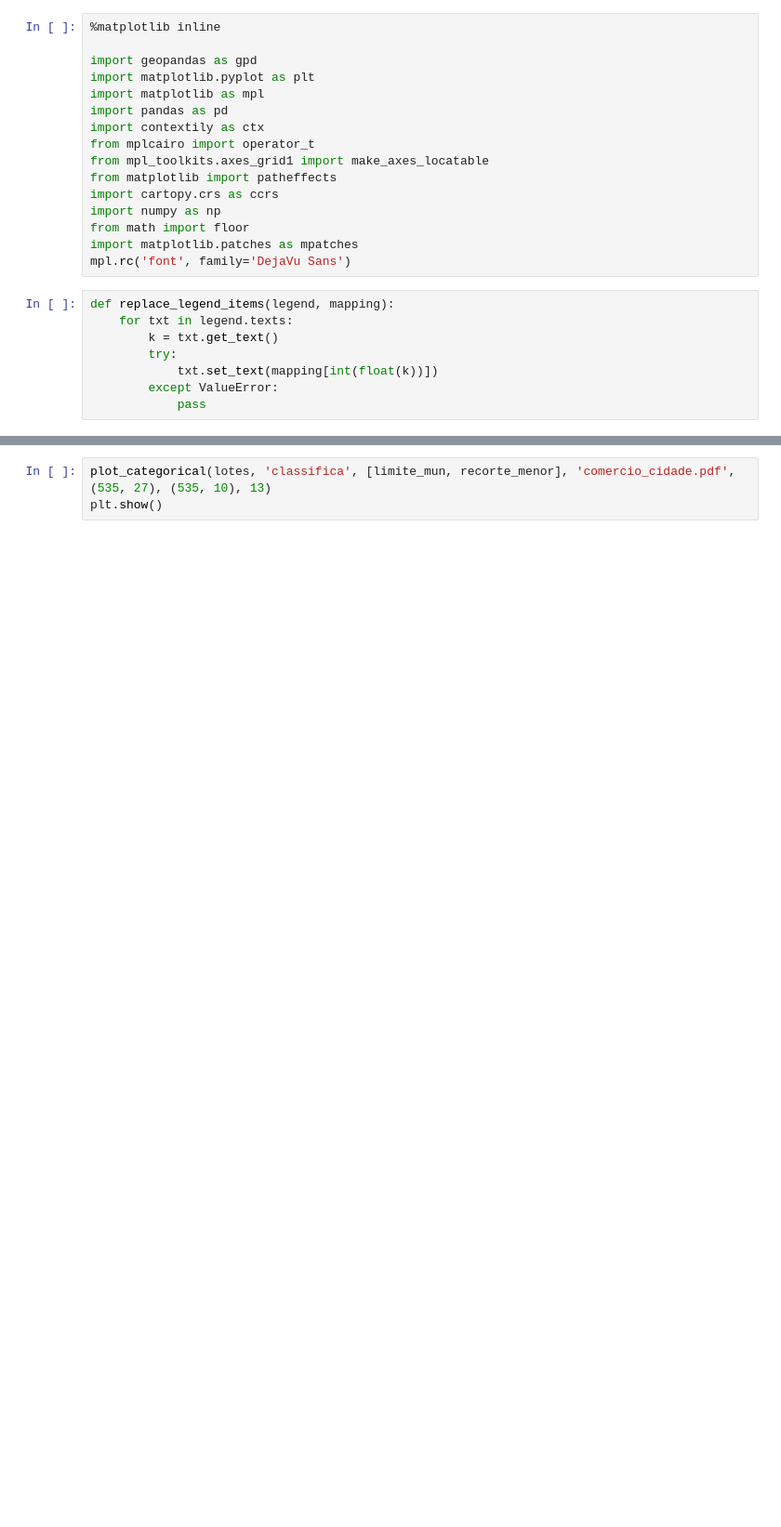
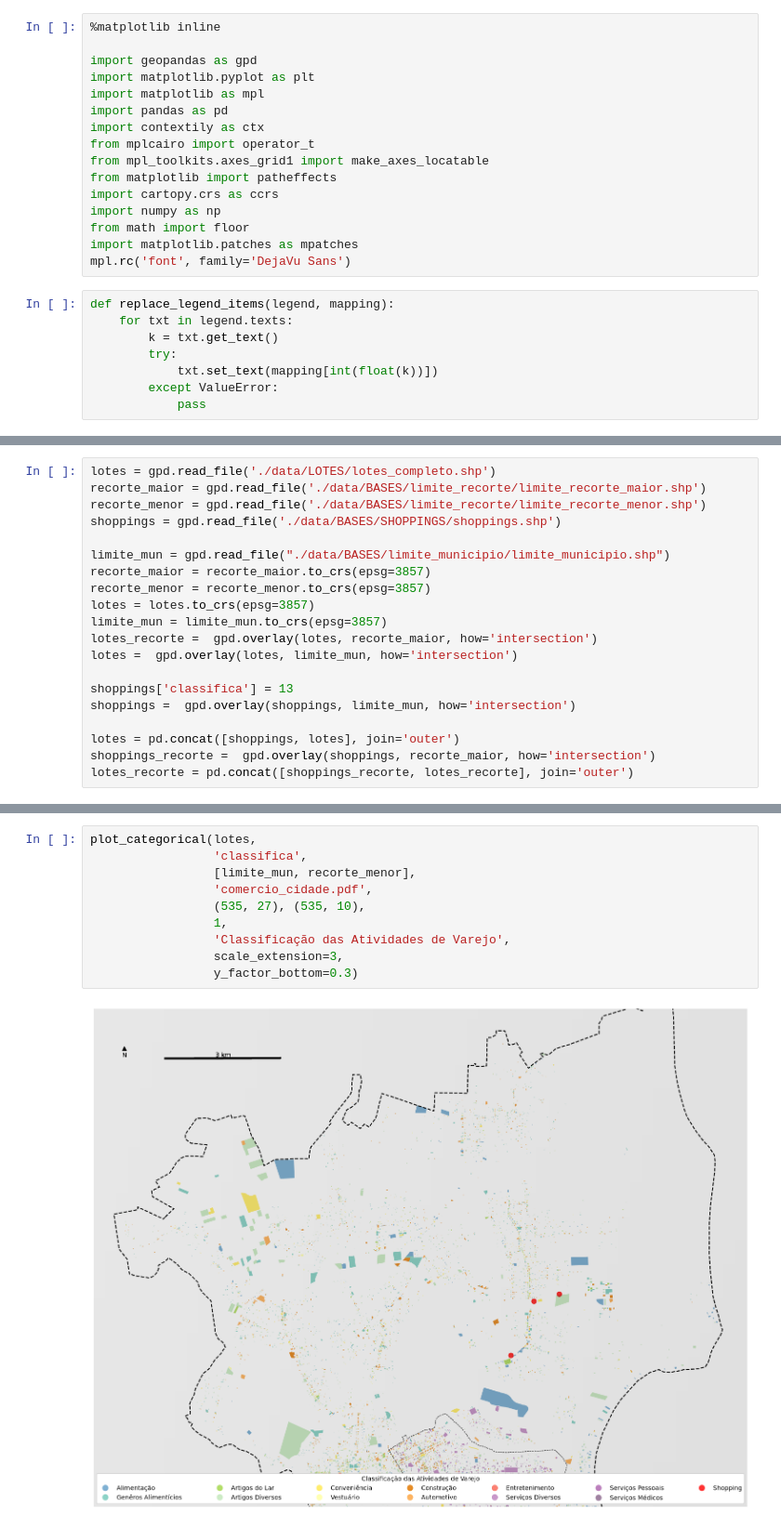
Before and after one commit to fc-anjos/cartografia-joao-pessoa, a Jupyter notebook: VAREJO.ipynb, the cells around one changed output, grey strips where cells are left out. Shown at 93% size. Saved outputs shown, nothing was run; the diff lists cells and outputs as text; blank space fills up the shorter version.

```diff
--- a/VAREJO.ipynb
+++ b/VAREJO.ipynb
@@ -25,3 +44,23 @@ def replace_legend_items(legend, mapping):
+# %%
+lotes = gpd.read_file('./data/LOTES/lotes_completo.shp')
+recorte_maior = gpd.read_file('./data/BASES/limite_recorte/limite_recorte_maior.shp')
+recorte_menor = gpd.read_file('./data/BASES/limite_recorte/limite_recorte_menor.shp')
+shoppings = gpd.read_file('./data/BASES/SHOPPINGS/shoppings.shp')
+
+limite_mun = gpd.read_file("./data/BASES/limite_municipio/limite_municipio.shp")
+recorte_maior = recorte_maior.to_crs(epsg=3857)
+recorte_menor = recorte_menor.to_crs(epsg=3857)
+lotes = lotes.to_crs(epsg=3857)
+limite_mun = limite_mun.to_crs(epsg=3857)
+lotes_recorte =  gpd.overlay(lotes, recorte_maior, how='intersection')
+lotes =  gpd.overlay(lotes, limite_mun, how='intersection')
+
+shoppings['classifica'] = 13
+shoppings =  gpd.overlay(shoppings, limite_mun, how='intersection')
+
+lotes = pd.concat([shoppings, lotes], join='outer')
+shoppings_recorte =  gpd.overlay(shoppings, recorte_maior, how='intersection')
+lotes_recorte = pd.concat([shoppings_recorte, lotes_recorte], join='outer')
 # %%
 def utm_from_lon(lon):
     """
@@ -172,6 +252,15 @@ plot_categorical(lotes_recorte, 'classifica', [recorte_maior], 'varejo_area_reco
 # %%
-plot_categorical(lotes, 'classifica', [limite_mun, recorte_menor], 'comercio_cidade.pdf', (535, 27), (535, 10), 13)
-plt.show()
+plot_categorical(lotes,
+                 'classifica',
+                 [limite_mun, recorte_menor],
+                 'comercio_cidade.pdf',
+                 (535, 27), (535, 10),
+                 1,
+                 'Classificação das Atividades de Varejo',
+                 scale_extension=3,
+                 y_factor_bottom=0.3)
+# %% [output]
+[figure, added]
 # %%
 column = 'Area_Predi'
 fig, ax = plt.subplots()
```
Also changed, not shown: parts of 8 cells of this notebook.
